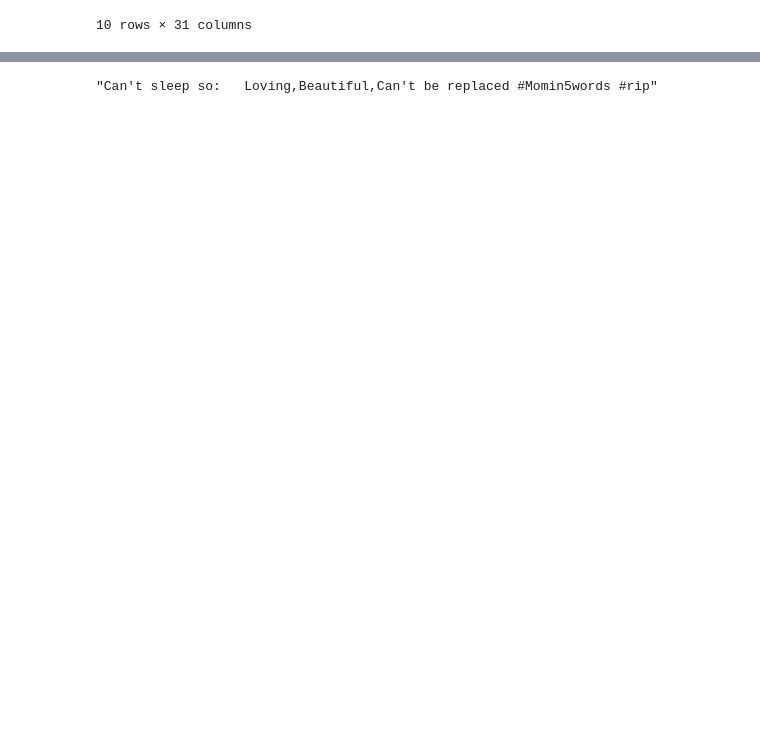
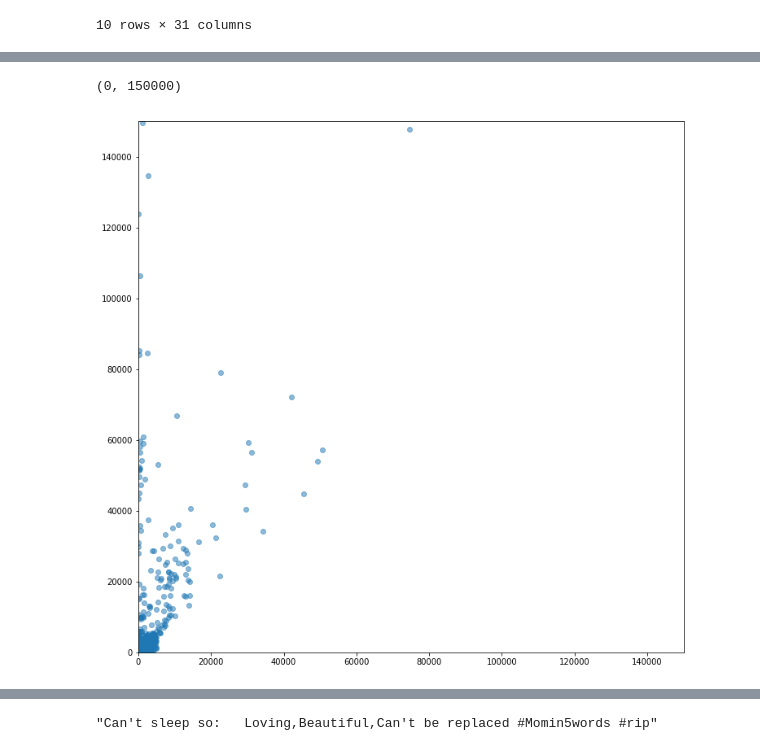
Before and after one commit to jabraunlin/tweets-russia-iran, a Jupyter notebook: Clustering.ipynb, the cells around one changed output, grey strips where cells are left out. Drawn from its saved outputs; the diff is of its cells as text; code cells hidden in the pictures; blank space fills up the shorter version.

Commit message:
Alex analyzing russian vs normie follower counts

```diff
--- a/Clustering.ipynb
+++ b/Clustering.ipynb
@@ -101,0 +124,4 @@ rus_df.sample(10)
+# %%
+rus_users_grouper = rus_df.groupby('userid')
+rus_users = rus_users_grouper.mean()
+rus_users
@@ -102,3 +148,11 @@ rus_df.sample(10)
+# %%
+plt.figure(figsize=(12,12))
+plt.scatter(rus_users['following_count'],rus_users['follower_count'],alpha=0.5)
+plt.xlim(0,150000)
+plt.ylim(0,150000)
+# %% [output]
+(0, 150000)
+[figure, added]
 # %%
 rus_df_filt = rus_df[(rus_df.is_retweet==False)&(rus_df.tweet_language=='en')]
 rus_df_filt = rus_df_filt[['userid','tweet_text','is_retweet','hashtags','urls']]
```
Also changed, not shown: parts of 25 cells of this notebook.
